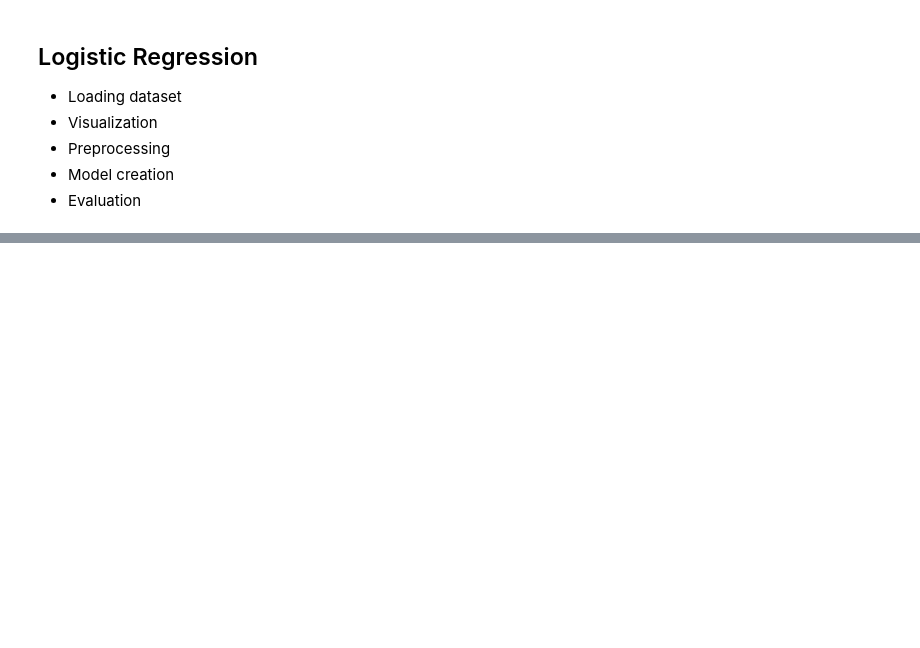
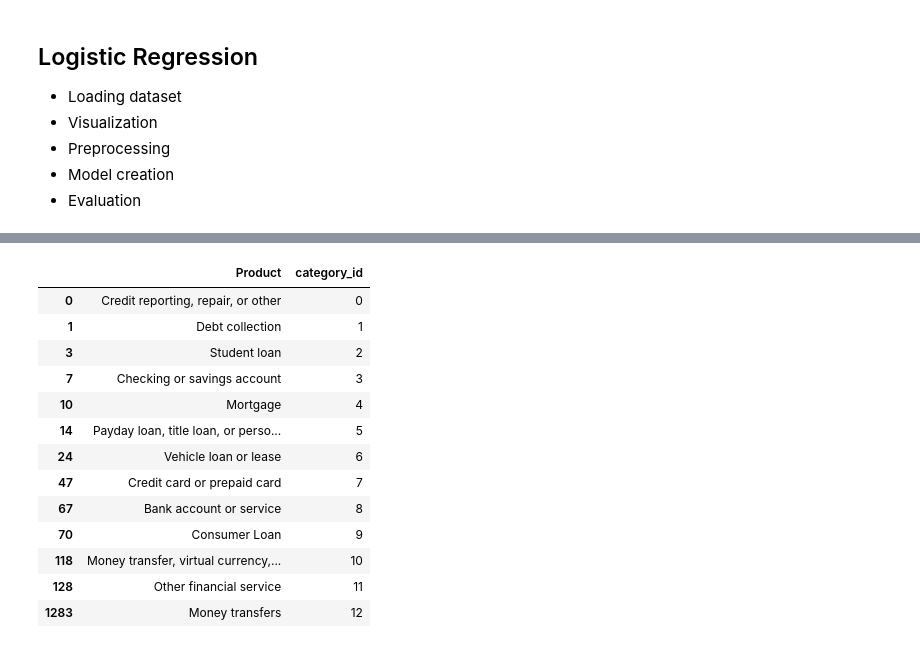
Before and after one commit to cfgong/data_science_nlp_demo, a Jupyter notebook: ML for NLP.ipynb, the cells around one changed output, grey strips where cells are left out. Saved outputs shown, nothing was run; the diff lists cells and outputs as text; code cells hidden in the pictures; blank space fills up the shorter version.

```diff
--- a/ML for NLP.ipynb
+++ b/ML for NLP.ipynb
@@ -181,0 +221,22 @@ F1 score: 0.9386281588447652
+# %%
+# Create a new column 'category_id' with encoded categories
+df['category_id'] = df['Product'].factorize()[0]
+category_id_df = df[['Product', 'category_id']].drop_duplicates()
+
+
+category_id_df
+# %% [output]
+|  | Product | category_id |
+| 0 | Credit reporting, repair, or other | 0 |
+| 1 | Debt collection | 1 |
+| 3 | Student loan | 2 |
+| 7 | Checking or savings account | 3 |
+| 10 | Mortgage | 4 |
+| 14 | Payday loan, title loan, or perso... | 5 |
+| 24 | Vehicle loan or lease | 6 |
+| 47 | Credit card or prepaid card | 7 |
+| 67 | Bank account or service | 8 |
+| 70 | Consumer Loan | 9 |
+| 118 | Money transfer, virtual currency,... | 10 |
+| 128 | Other financial service | 11 |
+| 1283 | Money transfers | 12 |
```
Also changed, not shown: parts of 28 cells of this notebook, 1 other file.
